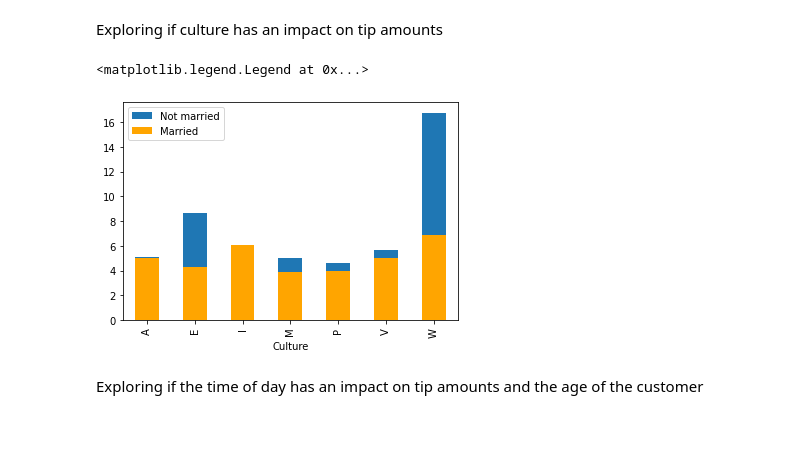
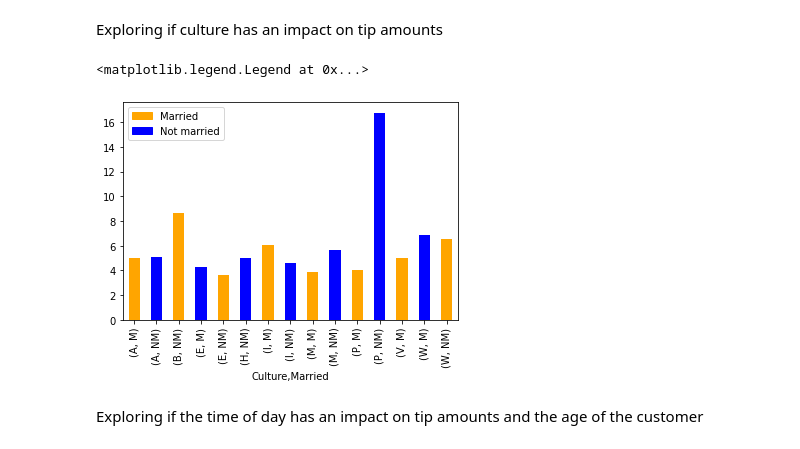
Before and after one commit to AndreasPB/aa-mandatory1, a Jupyter notebook: src/haircut_plots.ipynb, the cells around one changed output. Saved outputs shown, nothing was run; the diff lists cells and outputs as text; code cells hidden in the pictures.

```diff
--- a/src/haircut_plots.ipynb
+++ b/src/haircut_plots.ipynb
@@ -46,13 +47,17 @@ plt.legend(["Not married", "Married"])
 [figure]
 # %% [markdown]
 Exploring if culture has an impact on tip amounts
-# %%
-df_nm.groupby("Culture")["Tip amount"].mean().plot.bar()
-df_m.groupby("Culture")["Tip amount"].mean().plot.bar(color="orange")
-plt.legend(["Not married", "Married"])
-# %% [output]
-<matplotlib.legend.Legend at 0x...>
-[figure, removed]
+# %%
+df.groupby(["Culture", "Married"])["Tip amount"].mean().plot.bar(
+    color=["orange", "blue"]
+)
+
+married_patch = mpatches.Patch(color="orange", label="Married")
+not_married_patch = mpatches.Patch(color="blue", label="Not married")
+plt.legend(handles=[married_patch, not_married_patch])
+# %% [output]
+<matplotlib.legend.Legend at 0x...>
+[figure, added]
 # %% [markdown]
 Exploring if the time of day has an impact on tip amounts and the age of the customer
 # %%
```
Also changed, not shown: parts of 2 cells of this notebook, 1 other file.
